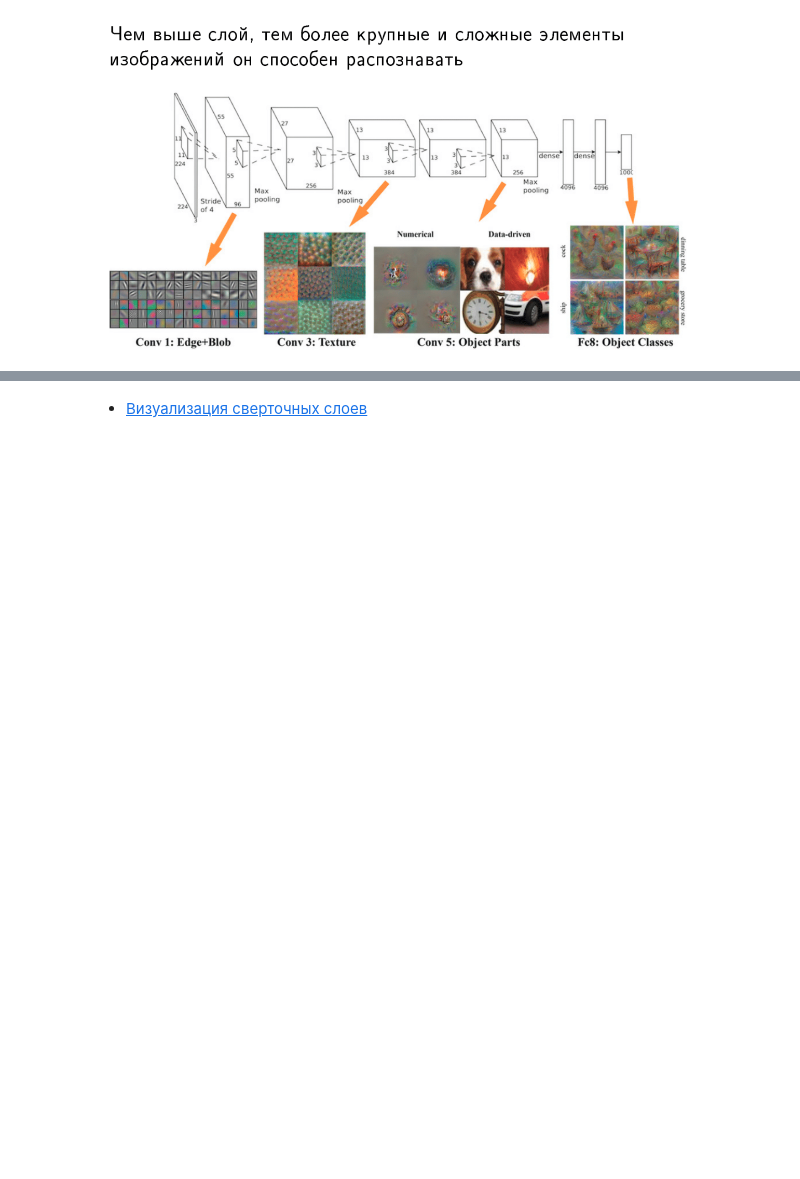
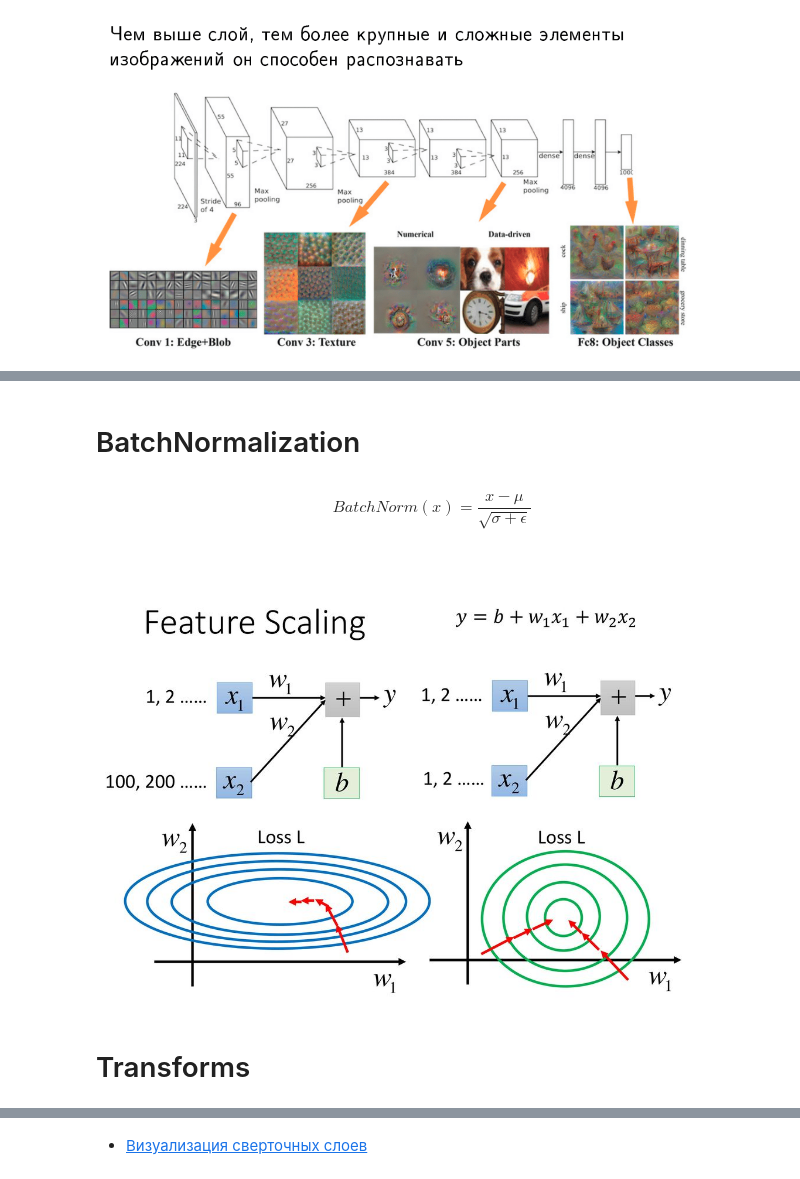
Before and after one commit to samstikhin/ml2021, a Jupyter notebook: 08-ConvNets/Conv.ipynb, the cells around one changed output, grey strips where cells are left out. Cells and saved outputs as stored; diff of their text form; code cells hidden in the pictures; blank space fills up the shorter version.

```diff
--- a/08-ConvNets/Conv.ipynb
+++ b/08-ConvNets/Conv.ipynb
@@ -25,3 +95,13 @@ NameError: name 'Image' is not defined
+# %% [markdown]
+# BatchNormalization
+# %% [markdown]
+$$BatchNorm(x) = \frac{x - \mu}  {\sqrt{\sigma + \epsilon}}$$
+# %%
+Image('images/norm.jpg', width=600)
+# %% [output]
+[figure, added]
+# %% [markdown]
+# Transforms
 # %% [markdown]
 # Ссылки
 * [Лекция Воронцова откуда взяты слайды](https://www.youtube.com/watch?v=oMatzWuAo2g&list=PLJOzdkh8T5krxc4HsHbB8g8f0hu7973fK&index=14)
```
Also changed, not shown: parts of 18 cells of this notebook, 13 other files.
